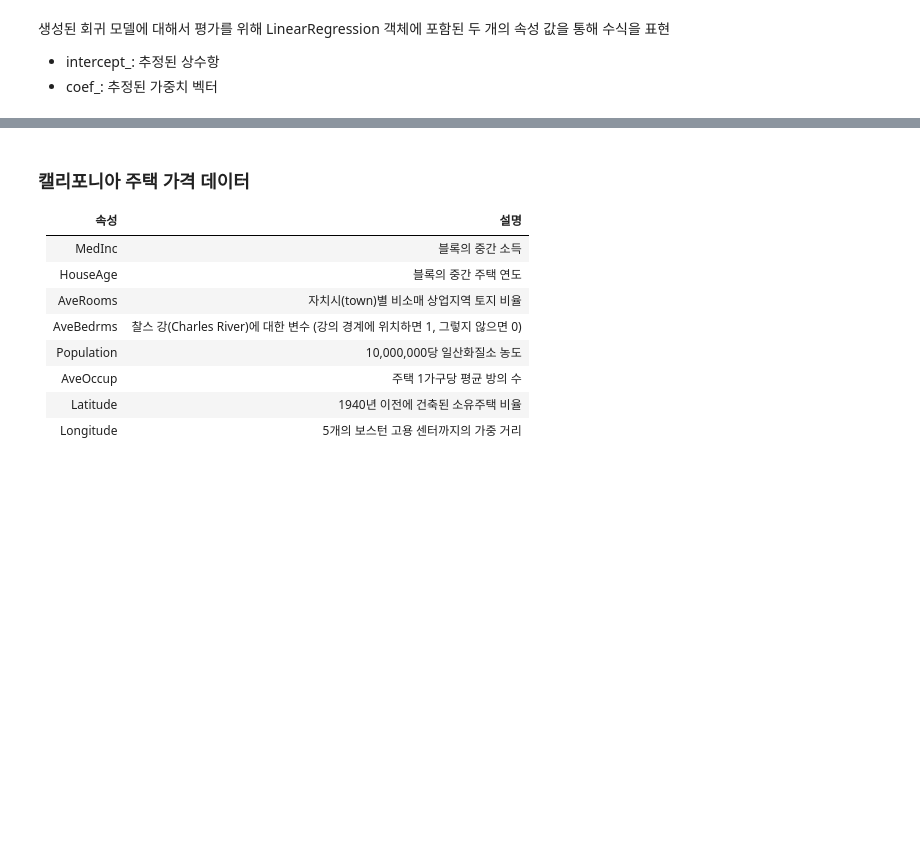
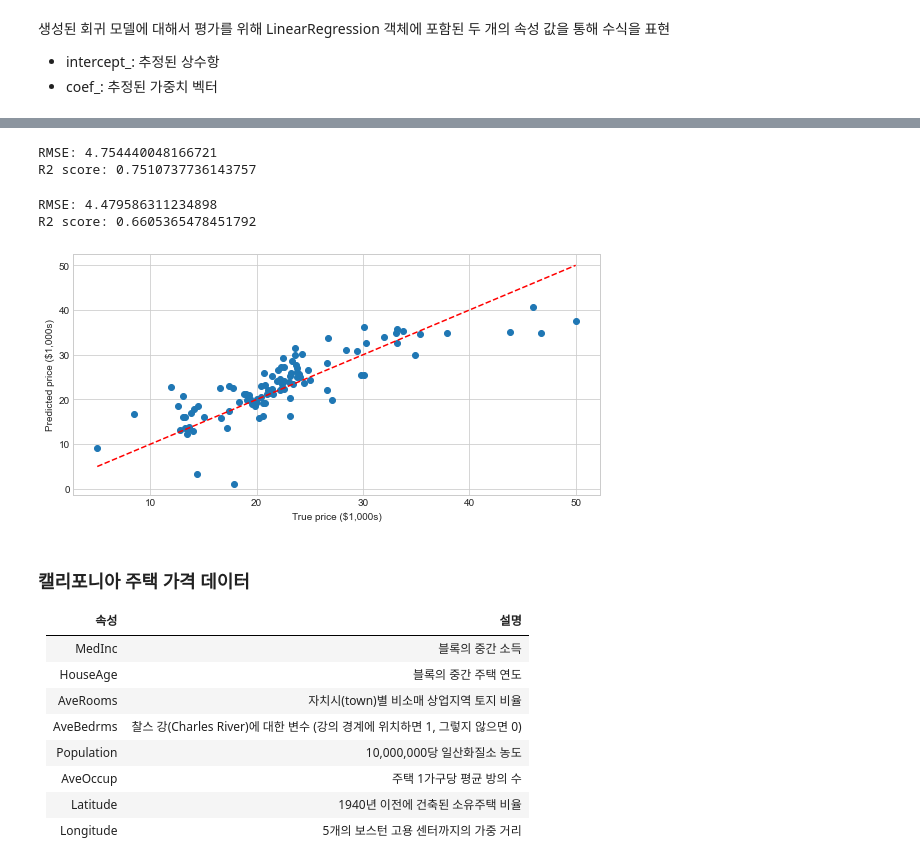
Before and after one commit to fasthill/scikit-learn-study, a Jupyter notebook: 2_선형_모델(Linear_Models).ipynb, the cells around one changed output, grey strips where cells are left out. Saved outputs shown, nothing was run; the diff lists cells and outputs as text; code cells hidden in the pictures; blank space fills up the shorter version.

```diff
--- a/2_선형_모델(Linear_Models).ipynb
+++ b/2_선형_모델(Linear_Models).ipynb
@@ -139,3 +139,7 @@ boston_df.head()
 | 2 | 0.02729 | 0.0 | 7.07 | 0.0 | 0.469 | 7.185 | 61.1 | 4.9671 | 2.0 | 242.0 | 17.8 | ... |
 | 3 | 0.03237 | 0.0 | 2.18 | 0.0 | 0.458 | 6.998 | 45.8 | 6.0622 | 3.0 | 222.0 | 18.7 | ... |
 | 4 | 0.06905 | 0.0 | 2.18 | 0.0 | 0.458 | 7.147 | 54.2 | 6.0622 | 3.0 | 222.0 | 18.7 | ... |
+# %%
+# shuffle
+boston_df = boston_df.sample(frac=1).reset_index(drop=True)
+boston_df.head()
@@ -189,2 +195,13 @@ sns.heatmap(boston_df, annot=True)
 # %% [markdown]
 ### 보스턴 주택 가격에 대한 선형 회귀
+# %%
+from sklearn.linear_model import LinearRegression
+from sklearn.model_selection import train_test_split
+
+model = LinearRegression(normalize=True)
+# %%
+# X_train, X_test, y_train, y_test = train_test_split(boston.data, boston.target, test_size=0.2)
+X_train, X_test, y_train, y_test = train_test_split(boston_df.iloc[:, :-1], boston_df.iloc[:, -1], test_size=0.2)
+# %%
+model.fit(X_train, y_train)
+model.score(X_test, y_test)
@@ -202,3 +273,40 @@ sns.heatmap(boston_df, annot=True)
+# %%
+y_train_predict = model.predict(X_train)
+mse = mean_squared_error(y_train, y_train_predict)
+rmse = (np.sqrt(mse))
+r2 = r2_score(y_train, y_train_predict)
+
+print('RMSE: {}'.format(rmse))
+print('R2 score: {}'.format(r2))
+# %% [output]
+RMSE: 4.754440048166721
+R2 score: 0.7510737736143757
+# %%
+y_test_predict = model.predict(X_test)
+mse = mean_squared_error(y_test, y_test_predict)
+rmse = (np.sqrt(mse))
+r2 = r2_score(y_test, y_test_predict)
+
+print('RMSE: {}'.format(rmse))
+print('R2 score: {}'.format(r2))
+# %% [output]
+RMSE: 4.479586311234898
+R2 score: 0.6605365478451792
+# %%
+def plot_boston_prices(expected, predicted):
+    plt.figure(figsize=(8,4))
+    plt.scatter(expected, predicted)
+    plt.plot([5,50], [5,50], '--r')
+    plt.xlabel('True price ($1,000s)')
+    plt.ylabel('Predicted price ($1,000s)')
+    plt.tight_layout()
+
+predicted = model.predict(X_test)
+expected = y_test
+
+plot_boston_prices(expected, predicted)
+# %% [output]
+[figure, added]
 # %% [markdown]
 ### 캘리포니아 주택 가격 데이터
 
```
Also changed, not shown: parts of 31 cells of this notebook.
